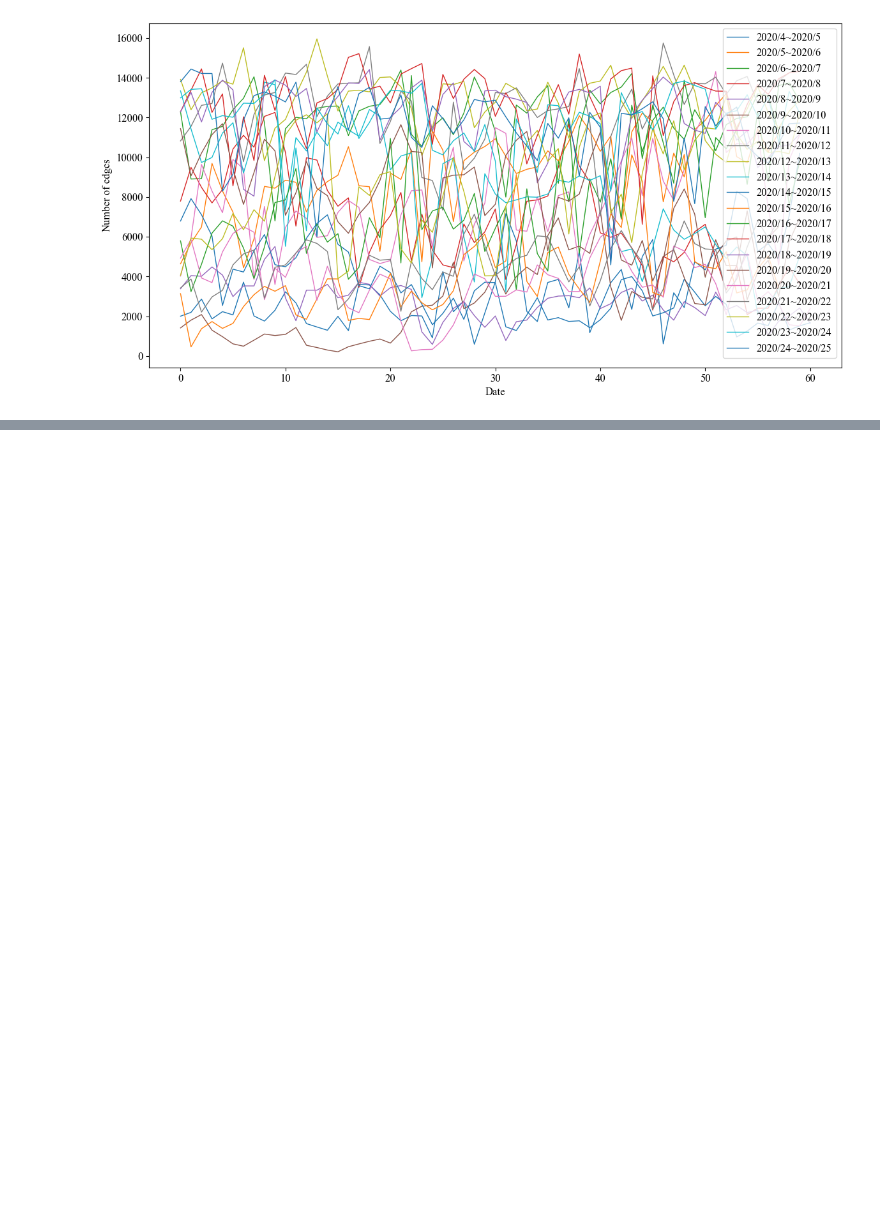
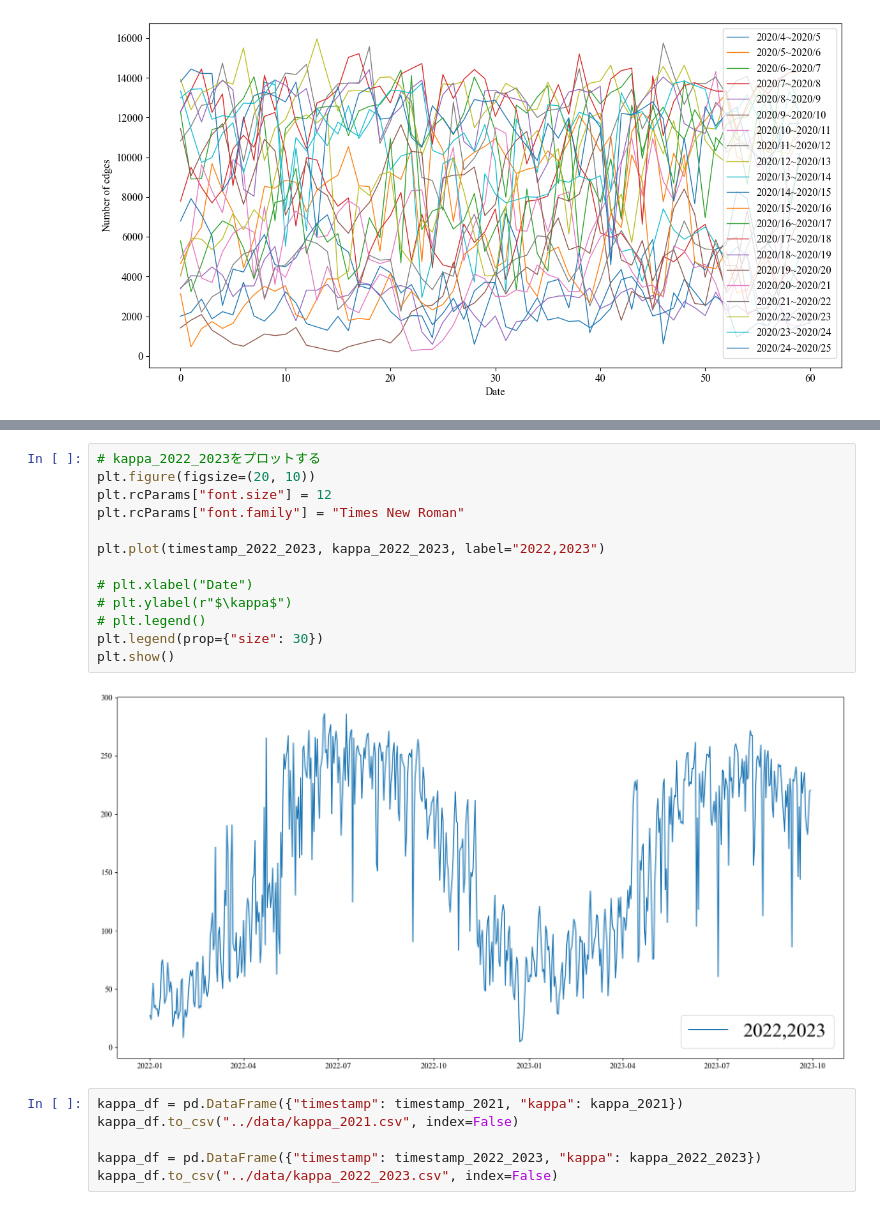
Before and after one commit to yiadka/mobility_scaling, a Jupyter notebook: notebooks/kappa_distribution.ipynb, the cells around one changed output, grey strips where cells are left out. Drawn from its saved outputs; the diff is of its cells as text; blank space fills up the shorter version.

```diff
--- a/notebooks/kappa_distribution.ipynb
+++ b/notebooks/kappa_distribution.ipynb
@@ -808,0 +919,21 @@ NameError: name 'df' is not defined
+# %%
+# kappa_2022_2023をプロットする
+plt.figure(figsize=(20, 10))
+plt.rcParams["font.size"] = 12
+plt.rcParams["font.family"] = "Times New Roman"
+
+plt.plot(timestamp_2022_2023, kappa_2022_2023, label="2022,2023")
+
+# plt.xlabel("Date")
+# plt.ylabel(r"$\kappa$")
+# plt.legend()
+plt.legend(prop={"size": 30})
+plt.show()
+# %% [output]
+[figure, added]
+# %%
+kappa_df = pd.DataFrame({"timestamp": timestamp_2021, "kappa": kappa_2021})
+kappa_df.to_csv("../data/kappa_2021.csv", index=False)
+
+kappa_df = pd.DataFrame({"timestamp": timestamp_2022_2023, "kappa": kappa_2022_2023})
+kappa_df.to_csv("../data/kappa_2022_2023.csv", index=False)
```
Also changed, not shown: parts of 9 cells of this notebook, 1 other file.
